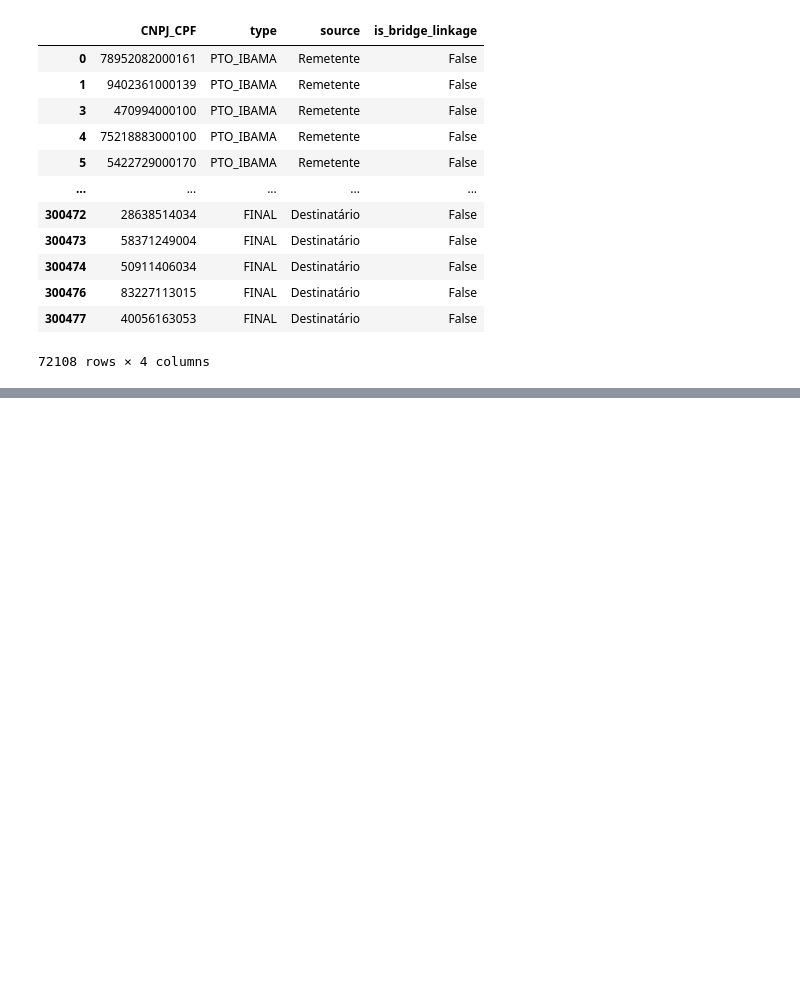
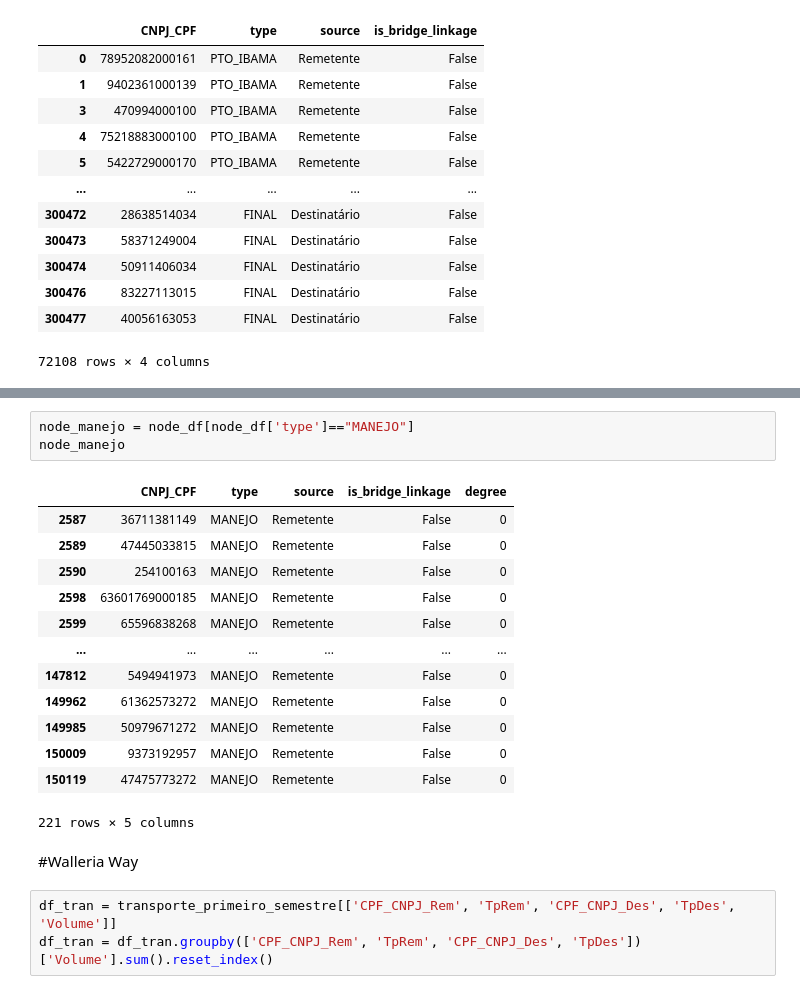
Before and after one commit to mistercapote/atividade_madeireira, a Jupyter notebook: src/example2.ipynb, the cells around one changed output, grey strips where cells are left out. Cells and saved outputs as stored; diff of their text form; blank space fills up the shorter version.

```diff
--- a/src/example2.ipynb
+++ b/src/example2.ipynb
@@ -165,0 +198,22 @@ node_df
+# %%
+node_manejo = node_df[node_df['type']=="MANEJO"]
+node_manejo
+# %% [output]
+|  | CNPJ_CPF | type | source | is_bridge_linkage | degree |
+| 2587 | 36711381149 | MANEJO | Remetente | False | 0 |
+| 2589 | 47445033815 | MANEJO | Remetente | False | 0 |
+| 2590 | 254100163 | MANEJO | Remetente | False | 0 |
+| 2598 | 63601769000185 | MANEJO | Remetente | False | 0 |
+| 2599 | 65596838268 | MANEJO | Remetente | False | 0 |
+| ... | ... | ... | ... | ... | ... |
+| 147812 | 5494941973 | MANEJO | Remetente | False | 0 |
+| 149962 | 61362573272 | MANEJO | Remetente | False | 0 |
+| 149985 | 50979671272 | MANEJO | Remetente | False | 0 |
+| 150009 | 9373192957 | MANEJO | Remetente | False | 0 |
+| 150119 | 47475773272 | MANEJO | Remetente | False | 0 |
+221 rows × 5 columns
+# %% [markdown]
+#Walleria Way
+# %%
+df_tran = transporte_primeiro_semestre[['CPF_CNPJ_Rem', 'TpRem', 'CPF_CNPJ_Des', 'TpDes', 'Volume']]
+df_tran = df_tran.groupby(['CPF_CNPJ_Rem', 'TpRem', 'CPF_CNPJ_Des', 'TpDes'])['Volume'].sum().reset_index()
```
Also changed, not shown: parts of 27 cells of this notebook, 1 other file.
